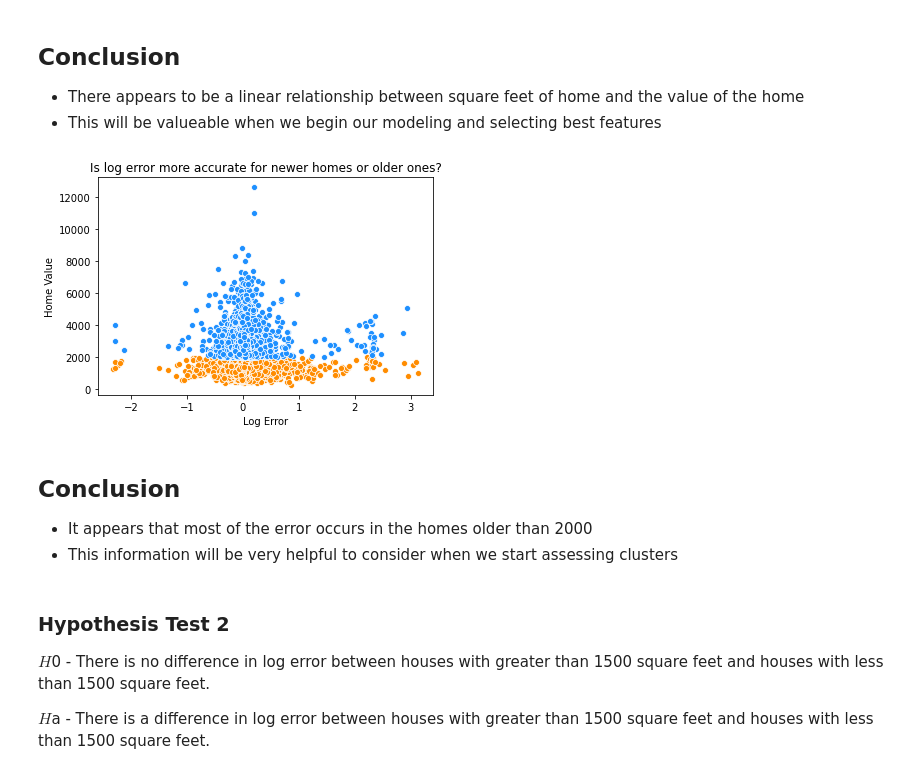
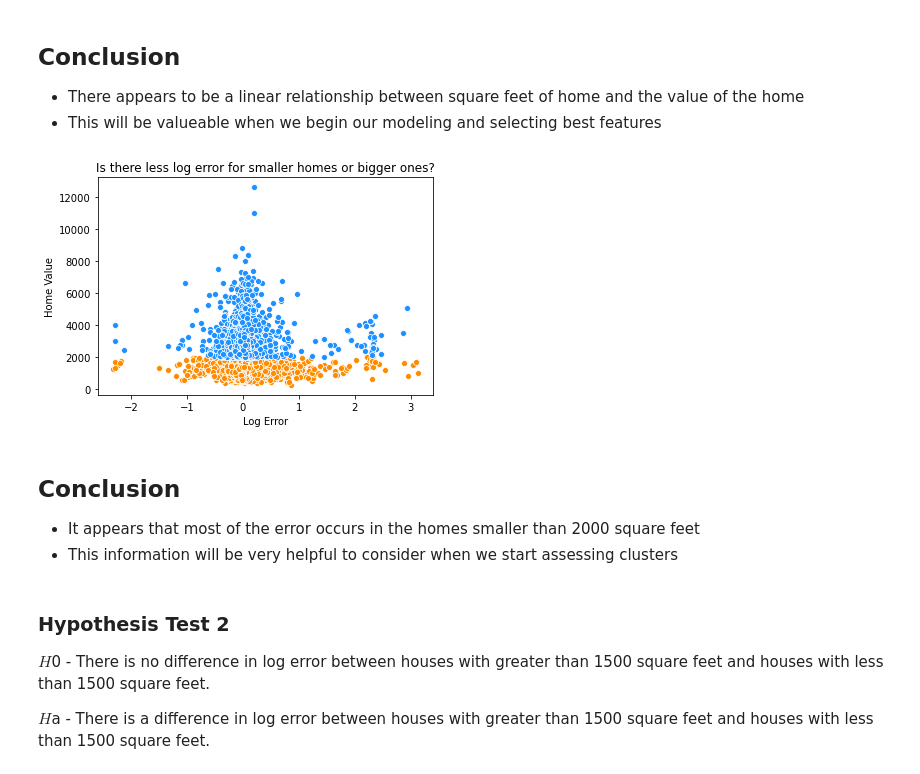
Before and after one commit to AAranda10/clustering-project, a Jupyter notebook: clustering_project.ipynb, the cells around one changed output. Cells and saved outputs as stored; diff of their text form; code cells hidden in the pictures.

```diff
--- a/clustering_project.ipynb
+++ b/clustering_project.ipynb
@@ -193,19 +193,19 @@ Is There A Relationship Between Home Value And Square Feet?
 # %%
 sns.scatterplot(x='logerror', y='calculatedfinishedsquarefeet',
                data=X_train[X_train.calculatedfinishedsquarefeet<2000], color='darkorange')
 sns.scatterplot(x='logerror', y='calculatedfinishedsquarefeet',
                data=X_train[X_train.calculatedfinishedsquarefeet>=2000],
                 color='dodgerblue')
 plt.gcf().axes[0].yaxis.get_major_formatter().set_scientific(False)
-plt.title("Is log error more accurate for newer homes or older ones?")
+plt.title("Is there less log error for smaller homes or bigger ones?")
 plt.ylabel('Home Value')
 plt.xlabel('Log Error')
 plt.show()
 # %% [output]
-[figure, old version]
+[figure, new version]
 # %% [markdown]
 ## Conclusion
-- It appears that most of the error occurs in the homes older than 2000
+- It appears that most of the error occurs in the homes smaller than 2000 square feet
 - This information will be very helpful to consider when we start assessing clusters
 # %% [markdown]
 ### Hypothesis Test 2
```
Also changed, not shown: parts of 21 cells of this notebook.
